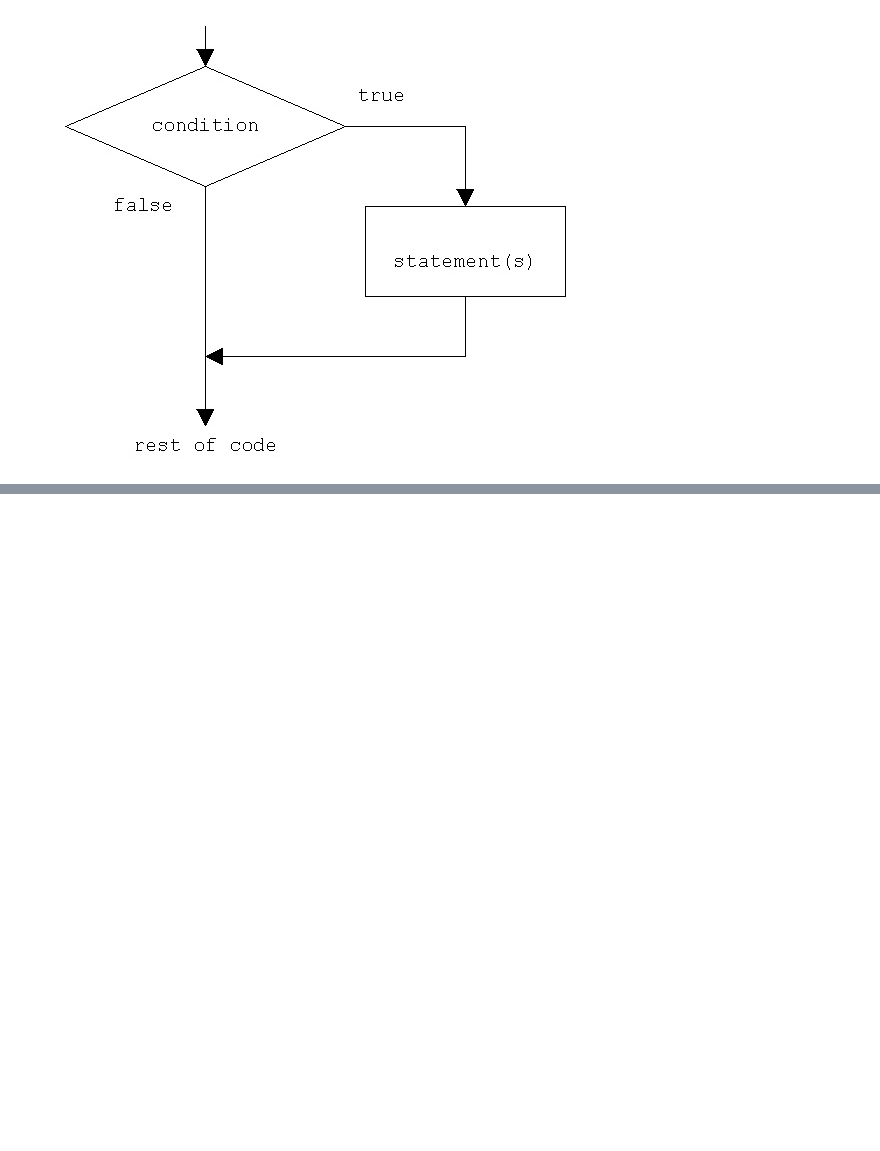
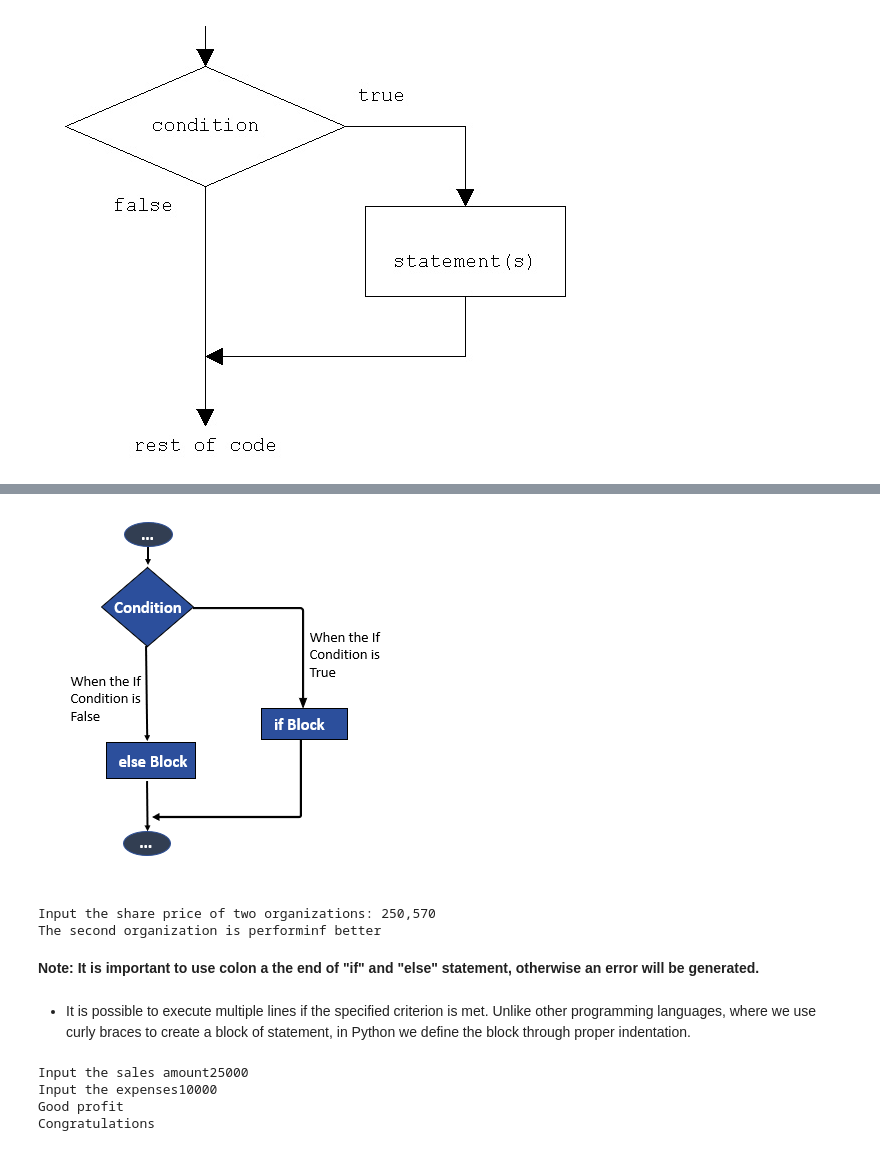
Before and after one commit to ShilpaVasista/PDA---23CSE313, a Jupyter notebook: Module_2_Part_II.ipynb, the cells around one changed output, grey strips where cells are left out. Drawn from its saved outputs; the diff is of its cells as text; code cells hidden in the pictures; blank space fills up the shorter version.

```diff
--- a/Module_2_Part_II.ipynb
+++ b/Module_2_Part_II.ipynb
@@ -27,0 +50,36 @@ display(Image(filename='/content/flowchart_of_if_stmt.png'))
+# %%
+from IPython.display import Image, display
+display(Image(filename='/content/flowchart_of_if_else_stmt.png'))
+# %% [output]
+[figure, added]
+# %%
+#Program to compare share prices of two organizations - using if...else.
+p1,p2 = eval(input("Input the share price of two organizations: "))
+#Using if statement.
+if p1>p2:
+  print("The first organization is performing better")
+else:
+  print("The second organization is performing better")
+# %% [output]
+Input the share price of two organizations: 250,570
+The second organization is performinf better
+# %% [markdown]
+**Note: It is important to use colon a the end of "if" and "else" statement, otherwise an error will be generated.**
+# %% [markdown]
+- It is possible to execute multiple lines if the specified criterion is met. Unlike other programming languages, where we use curly braces to create a block of statement, in Python we define the block through proper indentation.
+# %%
+#Program to print the result depending on profit.
+sales = float(input("Input the sales amount"))
+expenses = float(input("Input the expenses"))
+profit = sales - expenses
+if profit>9000:
+  print("Good profit")
+  print("Congratulations")
+else:
+  print("Poor Profit")
+  print("Work Hard")
+# %% [output]
+Input the sales amount25000
+Input the expenses10000
+Good profit
+Congratulations
```
Also changed, not shown: parts of 10 cells of this notebook.
